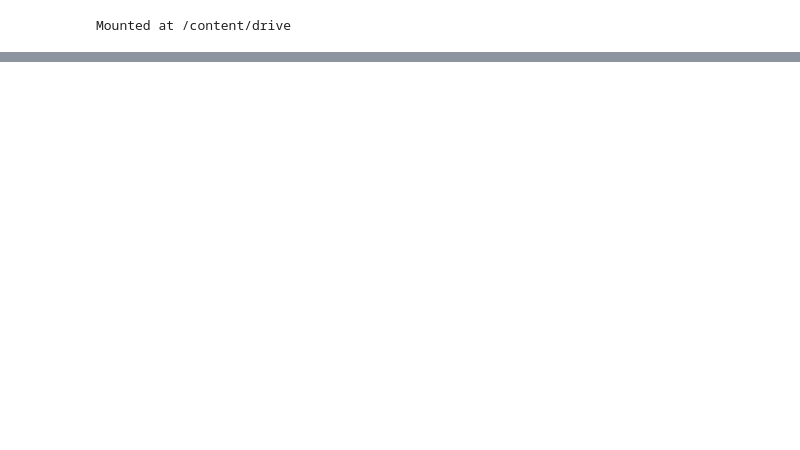
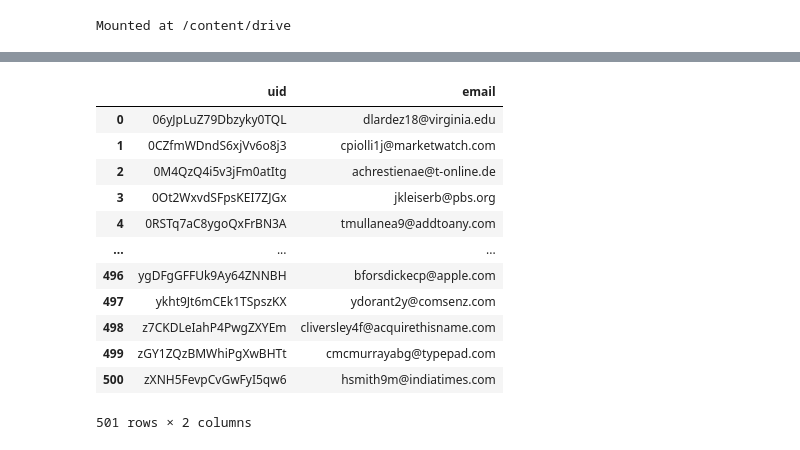
Before and after one commit to Collabolio/collabolio-model, a Jupyter notebook: Model_for_Skill.ipynb, the cells around one changed output, grey strips where cells are left out. Saved outputs shown, nothing was run; the diff lists cells and outputs as text; code cells hidden in the pictures; blank space fills up the shorter version.

```diff
--- a/Model_for_Skill.ipynb
+++ b/Model_for_Skill.ipynb
@@ -89,0 +111,16 @@ user
+# %%
+userDf[['uid','email']]
+# %% [output]
+|  | uid | email |
+| 0 | 06yJpLuZ79Dbzyky0TQL | dlardez18@virginia.edu |
+| 1 | 0CZfmWDndS6xjVv6o8j3 | cpiolli1j@marketwatch.com |
+| 2 | 0M4QzQ4i5v3jFm0atItg | achrestienae@t-online.de |
+| 3 | 0Ot2WxvdSFpsKEI7ZJGx | jkleiserb@pbs.org |
+| 4 | 0RSTq7aC8ygoQxFrBN3A | tmullanea9@addtoany.com |
+| ... | ... | ... |
+| 496 | ygDFgGFFUk9Ay64ZNNBH | bforsdickecp@apple.com |
+| 497 | ykht9Jt6mCEk1TSpszKX | ydorant2y@comsenz.com |
+| 498 | z7CKDLeIahP4PwgZXYEm | cliversley4f@acquirethisname.com |
+| 499 | zGY1ZQzBMWhiPgXwBHTt | cmcmurrayabg@typepad.com |
+| 500 | zXNH5FevpCvGwFyI5qw6 | hsmith9m@indiatimes.com |
+501 rows × 2 columns
```
Also changed, not shown: parts of 19 cells of this notebook, 3 other files.
